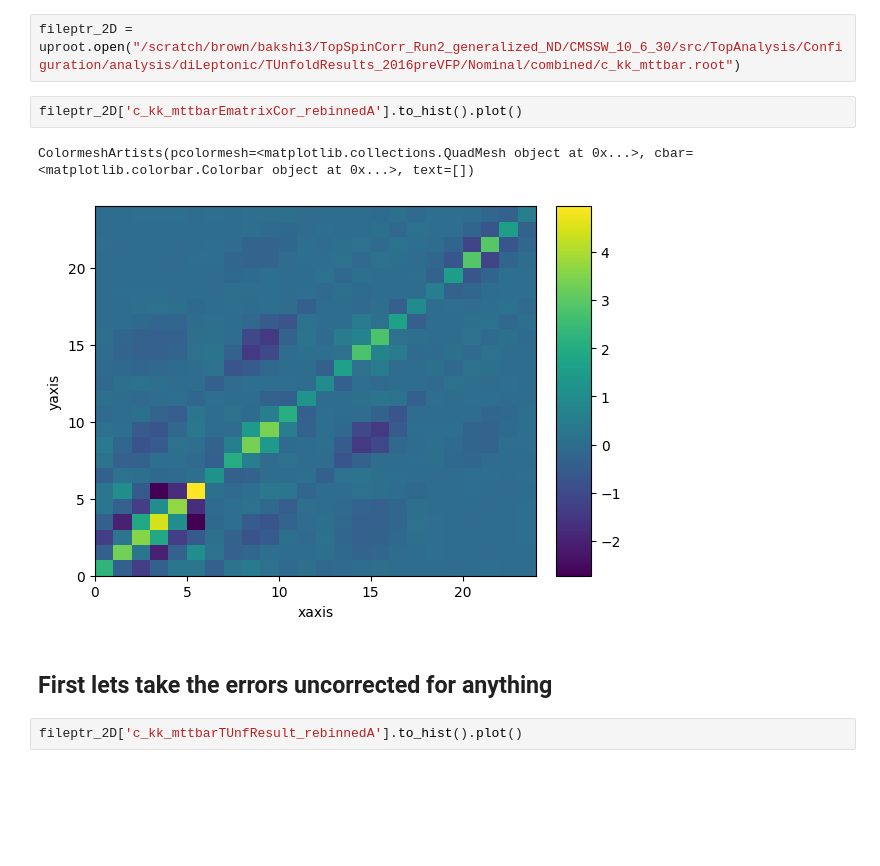
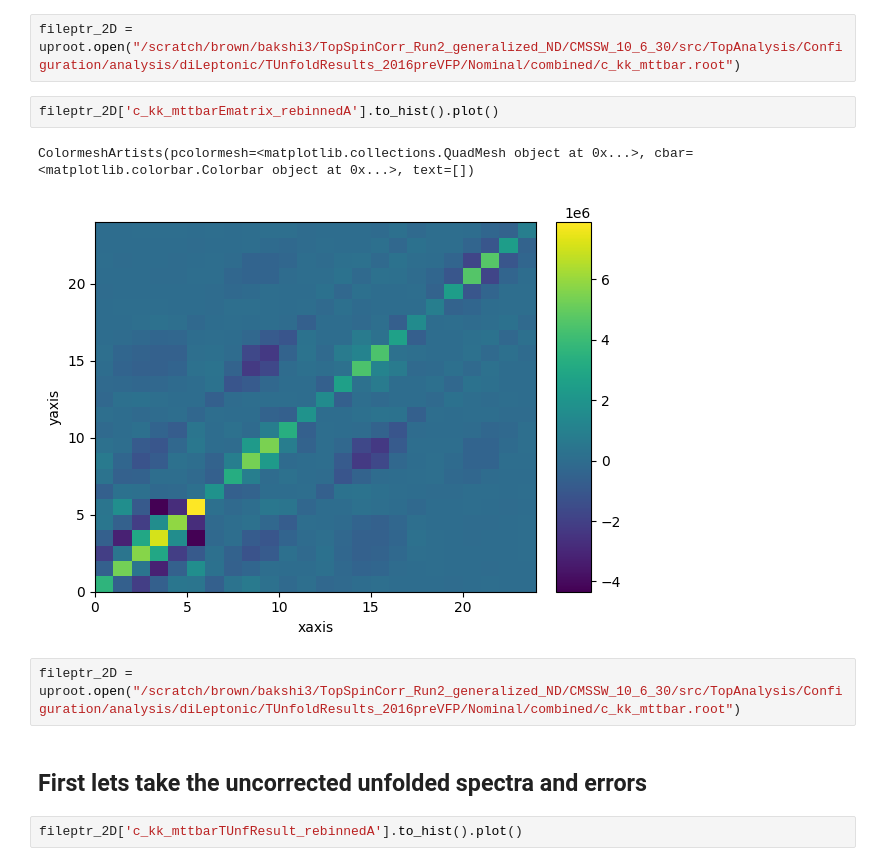
Before and after one commit to amandeephy/Unfolding_rewrite, a Jupyter notebook: Notebooks/Errors_step_by_step.ipynb, the cells around one changed output. Cells and saved outputs as stored; diff of their text form; blank space fills up the shorter version.

```diff
--- a/Notebooks/Errors_step_by_step.ipynb
+++ b/Notebooks/Errors_step_by_step.ipynb
@@ -6,12 +6,14 @@ import matplotlib.pyplot as plt
 # %%
 fileptr_2D = uproot.open("/scratch/brown/bakshi3/TopSpinCorr_Run2_generalized_ND/CMSSW_10_6_30/src/TopAnalysis/Configuration/analysis/diLeptonic/TUnfoldResults_2016preVFP/Nominal/combined/c_kk_mttbar.root")
 # %%
-fileptr_2D['c_kk_mttbarEmatrixCor_rebinnedA'].to_hist().plot()
+fileptr_2D['c_kk_mttbarEmatrix_rebinnedA'].to_hist().plot()
 # %% [output]
 ColormeshArtists(pcolormesh=<matplotlib.collections.QuadMesh object at 0x...>, cbar=<matplotlib.colorbar.Colorbar object at 0x...>, text=[])
-[figure, old version]
+[figure, new version]
+# %%
+fileptr_2D = uproot.open("/scratch/brown/bakshi3/TopSpinCorr_Run2_generalized_ND/CMSSW_10_6_30/src/TopAnalysis/Configuration/analysis/diLeptonic/TUnfoldResults_2016preVFP/Nominal/combined/c_kk_mttbar.root")
 # %% [markdown]
-## First lets take the errors uncorrected for anything
+## First lets take the uncorrected unfolded spectra and errors
 # %%
 fileptr_2D['c_kk_mttbarTUnfResult_rebinnedA'].to_hist().plot()
 # %% [output]
```
Also changed, not shown: parts of 6 cells of this notebook, 24 other files.
